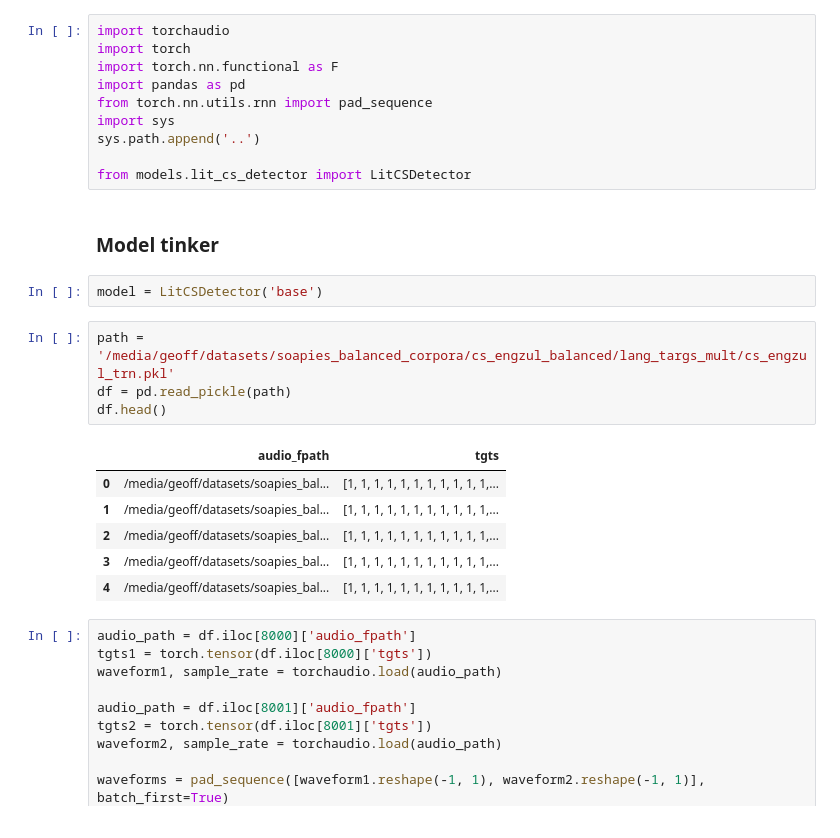
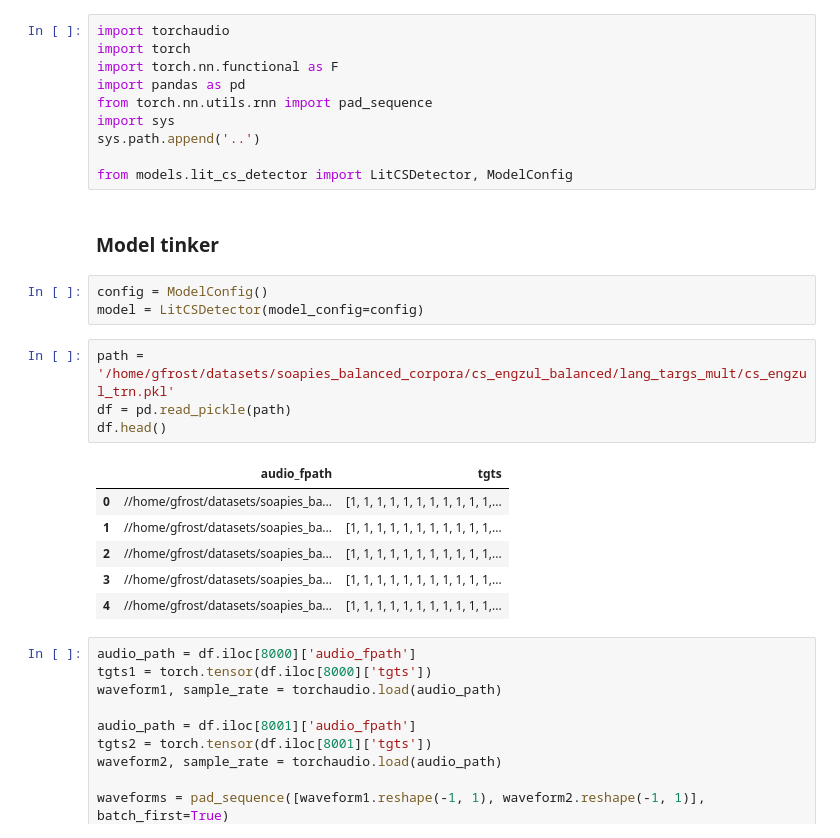
Before and after one commit to GeoffreyFrost/code-switched-language-diarization, a Jupyter notebook: notebooks/model_tinker.ipynb, the cells around one changed output. Drawn from its saved outputs; the diff is of its cells as text.

```diff
--- a/notebooks/model_tinker.ipynb
+++ b/notebooks/model_tinker.ipynb
@@ -7,22 +7,23 @@ from torch.nn.utils.rnn import pad_sequence
 import sys
 sys.path.append('..')
 
-from models.lit_cs_detector import LitCSDetector
+from models.lit_cs_detector import LitCSDetector, ModelConfig
 # %% [markdown]
 ### Model tinker
-# %%
-model = LitCSDetector('base')
+# %%
+config = ModelConfig()
+model = LitCSDetector(model_config=config)
 # %%
-path = '/media/geoff/datasets/soapies_balanced_corpora/cs_engzul_balanced/lang_targs_mult/cs_engzul_trn.pkl'
+path = '/home/gfrost/datasets/soapies_balanced_corpora/cs_engzul_balanced/lang_targs_mult/cs_engzul_trn.pkl'
 df = pd.read_pickle(path)
 df.head()
 # %% [output]
 |  | audio_fpath | tgts |
-| 0 | /media/geoff/datasets/soapies_bal... | [1, 1, 1, 1, 1, 1, 1, 1, 1, 1, 1,... |
-| 1 | /media/geoff/datasets/soapies_bal... | [1, 1, 1, 1, 1, 1, 1, 1, 1, 1, 1,... |
-| 2 | /media/geoff/datasets/soapies_bal... | [1, 1, 1, 1, 1, 1, 1, 1, 1, 1, 1,... |
-| 3 | /media/geoff/datasets/soapies_bal... | [1, 1, 1, 1, 1, 1, 1, 1, 1, 1, 1,... |
-| 4 | /media/geoff/datasets/soapies_bal... | [1, 1, 1, 1, 1, 1, 1, 1, 1, 1, 1,... |
+| 0 | //home/gfrost/datasets/soapies_ba... | [1, 1, 1, 1, 1, 1, 1, 1, 1, 1, 1,... |
+| 1 | //home/gfrost/datasets/soapies_ba... | [1, 1, 1, 1, 1, 1, 1, 1, 1, 1, 1,... |
+| 2 | //home/gfrost/datasets/soapies_ba... | [1, 1, 1, 1, 1, 1, 1, 1, 1, 1, 1,... |
+| 3 | //home/gfrost/datasets/soapies_ba... | [1, 1, 1, 1, 1, 1, 1, 1, 1, 1, 1,... |
+| 4 | //home/gfrost/datasets/soapies_ba... | [1, 1, 1, 1, 1, 1, 1, 1, 1, 1, 1,... |
 # %%
 audio_path = df.iloc[8000]['audio_fpath']
 tgts1 = torch.tensor(df.iloc[8000]['tgts'])
```
Also changed, not shown: parts of 9 cells of this notebook, 7 other files.
